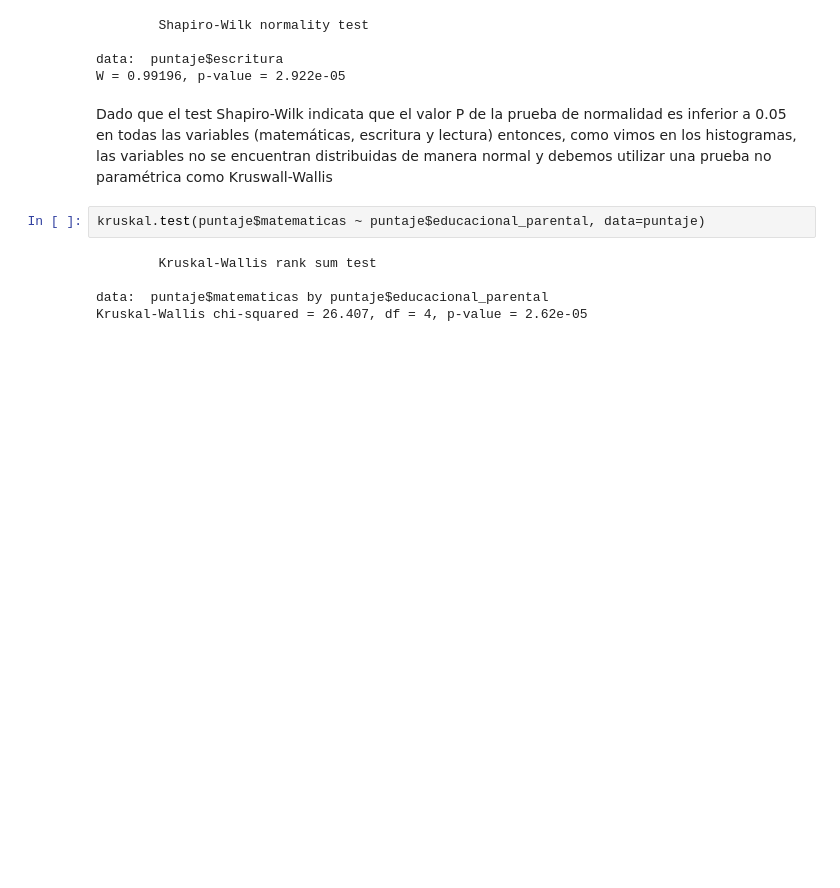
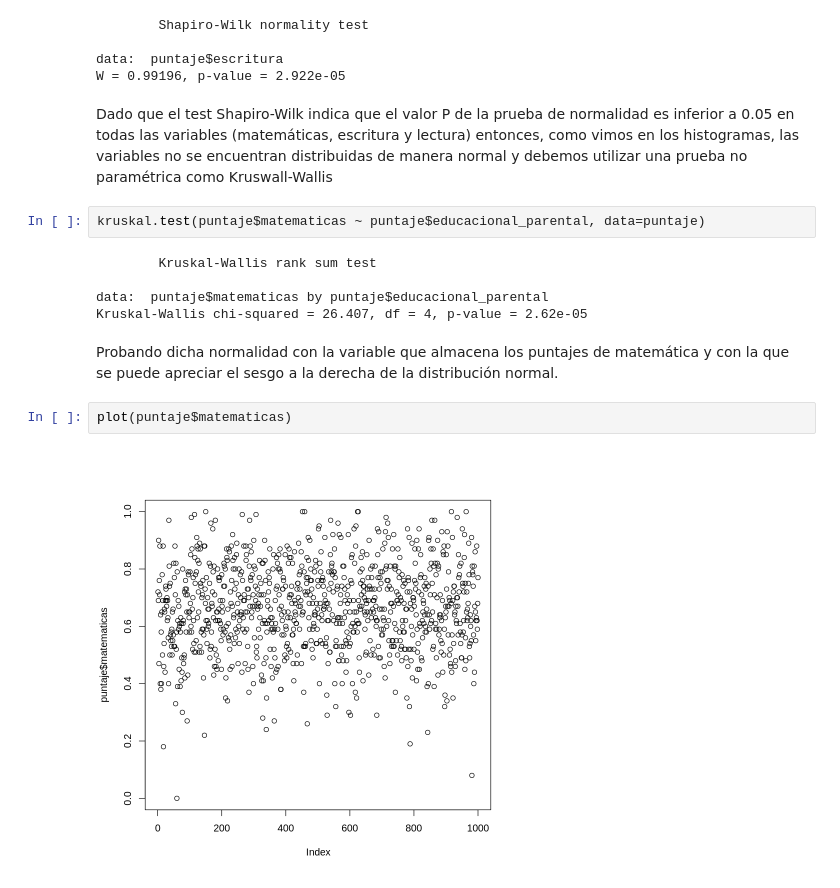
Before and after one commit to franov/r, a Jupyter notebook: Estudiantes.ipynb, the cells around one changed output. Saved outputs shown, nothing was run; the diff lists cells and outputs as text; blank space fills up the shorter version.

```diff
--- a/Estudiantes.ipynb
+++ b/Estudiantes.ipynb
@@ -118,7 +126,7 @@ shapiro.test(puntaje$escritura)
 data:  puntaje$escritura
 W = 0.99196, p-value = 2.922e-05
 # %% [markdown]
-Dado que el test Shapiro-Wilk indicata que el valor P de la prueba de normalidad es inferior a 0.05 en todas las variables (matemáticas, escritura y lectura) entonces, como vimos en los histogramas, las variables no se encuentran distribuidas de manera normal y debemos utilizar una prueba no paramétrica como Kruswall-Wallis
+Dado que el test Shapiro-Wilk indica que el valor P de la prueba de normalidad es inferior a 0.05 en todas las variables (matemáticas, escritura y lectura) entonces, como vimos en los histogramas, las variables no se encuentran distribuidas de manera normal y debemos utilizar una prueba no paramétrica como Kruswall-Wallis
 # %%
 kruskal.test(puntaje$matematicas ~ puntaje$educacional_parental, data=puntaje)
 # %% [output]
@@ -126,3 +134,9 @@ kruskal.test(puntaje$matematicas ~ puntaje$educacional_parental, data=puntaje)
 
 data:  puntaje$matematicas by puntaje$educacional_parental
 Kruskal-Wallis chi-squared = 26.407, df = 4, p-value = 2.62e-05
+# %% [markdown]
+Probando dicha normalidad con la variable que almacena los puntajes de matemática y con la que se puede apreciar el sesgo a la derecha de la distribución normal.
+# %%
+plot(puntaje$matematicas)
+# %% [output]
+[figure, added]
```
Also changed, not shown: parts of 2 cells of this notebook.
